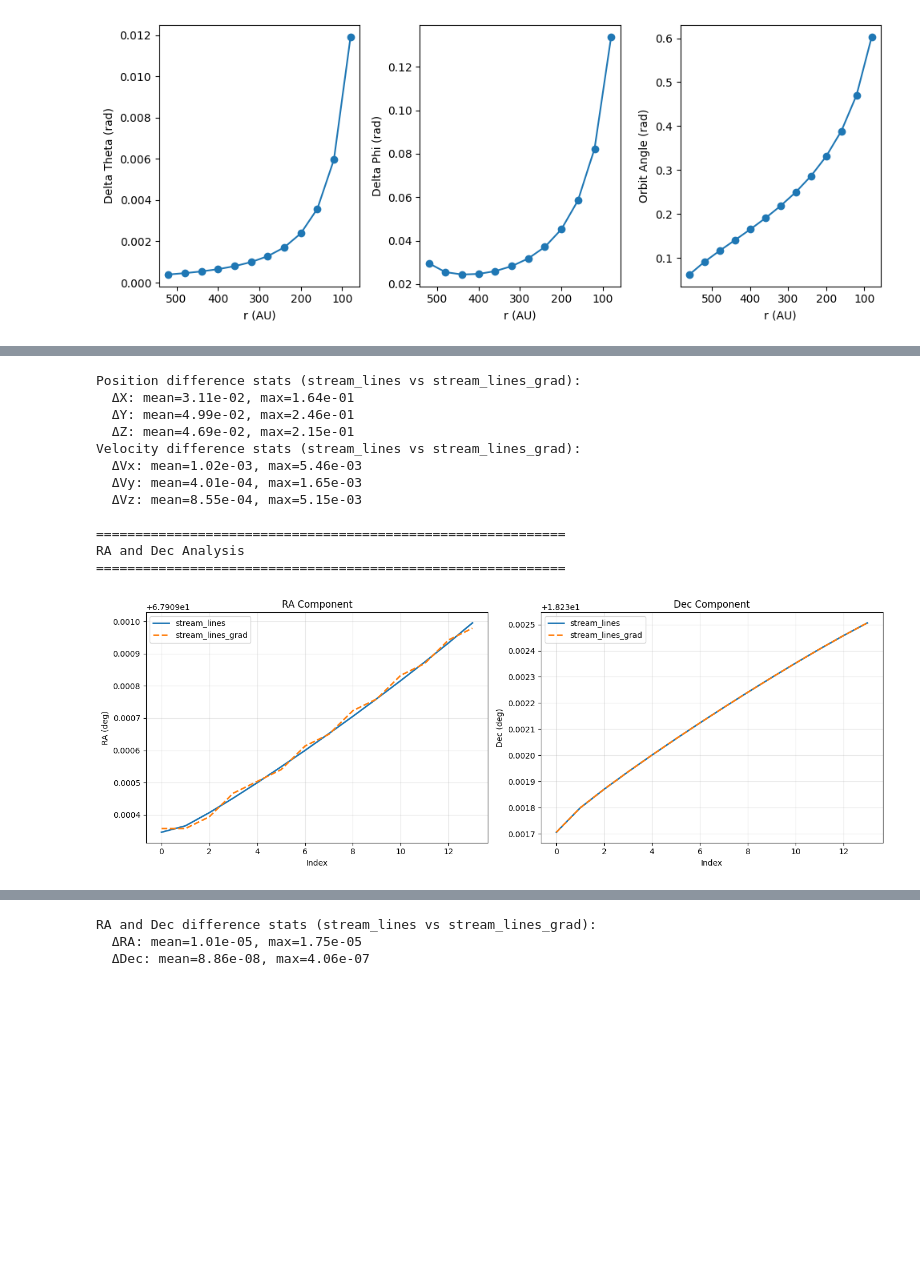
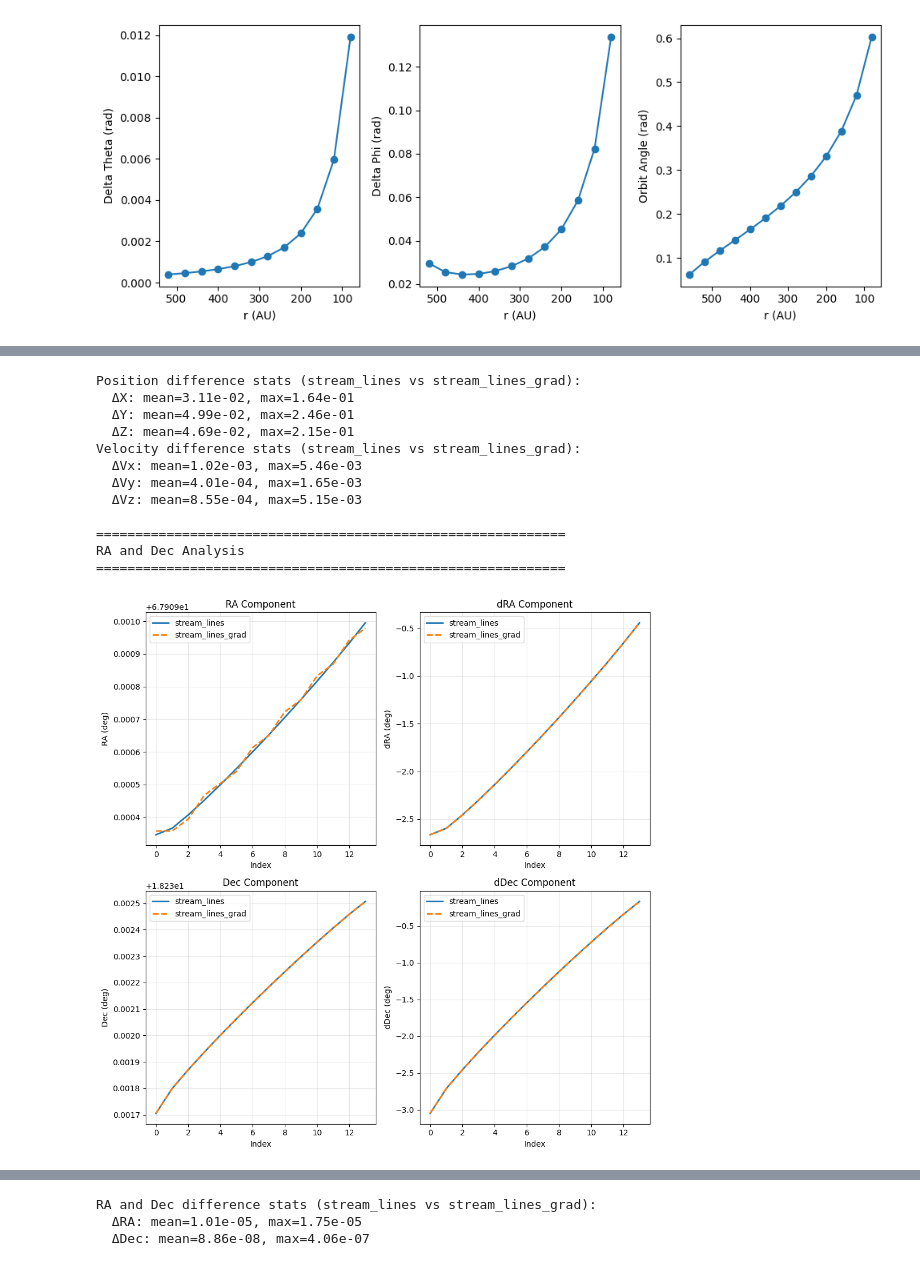
Before and after one commit to Lauren4476/velocity_tools, a Jupyter notebook: wiggle_analysis.ipynb, the cells around one changed output, grey strips where cells are left out. Cells and saved outputs as stored; diff of their text form; code cells hidden in the pictures; blank space fills up the shorter version.

```diff
--- a/wiggle_analysis.ipynb
+++ b/wiggle_analysis.ipynb
@@ -180,64 +230,91 @@ print("RA and Dec Analysis")
 print("="*60)
 
 # Create comparison plots for RA and Dec
-fig, axes = plt.subplots(1, 2, figsize=(14, 5))
+fig, axes = plt.subplots(2, 2, figsize=(10, 10))
 
-axes[0].plot(data['ra1'], label='stream_lines', linewidth=2)
-axes[0].plot(data['ra2'], label='stream_lines_grad', linewidth=2, linestyle='--')
-axes[0].set_ylabel('RA (deg)')
-axes[0].set_xlabel('Index')
-axes[0].set_title('RA Component')
-axes[0].legend()
-axes[0].grid(True, alpha=0.3)
+axes[0, 0].plot(data['ra1'], label='stream_lines', linewidth=2)
+axes[0, 0].plot(data['ra2'], label='stream_lines_grad', linewidth=2, linestyle='--')
+axes[0, 0].set_ylabel('RA (deg)')
+axes[0, 0].set_xlabel('Index')
+axes[0, 0].set_title('RA Component')
+axes[0, 0].legend()
+axes[0, 0].grid(True, alpha=0.3)
 
-axes[1].plot(data['dec1'], label='stream_lines', linewidth=2)
-axes[1].plot(data['dec2'], label='stream_lines_grad', linewidth=2, linestyle='--')
-axes[1].set_ylabel('Dec (deg)')
-axes[1].set_xlabel('Index')
-axes[1].set_title('Dec Component')
-axes[1].legend()
-axes[1].grid(True, alpha=0.3)
+axes[1, 0].plot(data['dec1'], label='stream_lines', linewidth=2)
+axes[1, 0].plot(data['dec2'], label='stream_lines_grad', linewidth=2, linestyle='--')
+axes[1, 0].set_ylabel('Dec (deg)')
+axes[1, 0].set_xlabel('Index')
+axes[1, 0].set_title('Dec Component')
+axes[1, 0].legend()
+axes[1, 0].grid(True, alpha=0.3)
+
+axes[0, 1].plot(data['dra1'], label='stream_lines', linewidth=2)
+axes[0, 1].plot(data['dra2'], label='stream_lines_grad', linewidth=2, linestyle='--')
+axes[0, 1].set_ylabel('dRA (deg)')
+axes[0, 1].set_xlabel('Index')
+axes[0, 1].set_title('dRA Component')
+axes[0, 1].legend()
+axes[0, 1].grid(True, alpha=0.3)
+
+axes[1, 1].plot(data['ddec1'], label='stream_lines', linewidth=2)
+axes[1, 1].plot(data['ddec2'], label='stream_lines_grad', linewidth=2, linestyle='--')
+axes[1, 1].set_ylabel('dDec (deg)')
+axes[1, 1].set_xlabel('Index')
+axes[1, 1].set_title('dDec Component')
+axes[1, 1].legend()
+axes[1, 1].grid(True, alpha=0.3)
 
 plt.tight_layout()
 plt.show()
 
 # Plot RA and Dec differences
-fig, axes = plt.subplots(1, 2, figsize=(14, 5))
+fig, axes = plt.subplots(2, 2, figsize=(10, 10))
 
 dra = data['ra1'] - data['ra2']
 ddec = data['dec1'] - data['dec2']
 
-axes[0].plot(dra, linewidth=2, color='red')
-axes[0].set_ylabel('ΔRA (deg)')
-axes[0].set_xlabel('Index')
-axes[0].set_title(f'RA Difference (mean={np.nanmean(np.abs(dra)):.2e})')
-axes[0].grid(True, alpha=0.3)
+axes[0, 0].plot(dra, linewidth=2, color='red')
+axes[0, 0].set_ylabel('ΔRA (deg)')
+axes[0, 0].set_xlabel('Index')
+axes[0, 0].set_title(f'RA Difference (mean={np.nanmean(np.abs(dra)):.2e})')
+axes[0, 0].grid(True, alpha=0.3)
 
-axes[1].plot(ddec, linewidth=2, color='red')
-axes[1].set_ylabel('ΔDec (deg)')
-axes[1].set_xlabel('Index')
-axes[1].set_title(f'Dec Difference (mean={np.nanmean(np.abs(ddec)):.2e})')
-axes[1].grid(True, alpha=0.3)
+axes[1, 0].plot(ddec, linewidth=2, color='red')
+axes[1, 0].set_ylabel('ΔDec (deg)')
+axes[1, 0].set_xlabel('Index')
+axes[1, 0].set_title(f'Dec Difference (mean={np.nanmean(np.abs(ddec)):.2e})')
+axes[1, 0].grid(True, alpha=0.3)
 
+axes[0, 1].plot(data['dra1'] - data['dra2'], linewidth=2, color='orange')
+axes[0, 1].set_ylabel('Δ(dRA) (deg)')
+axes[0, 1].set_xlabel('Index')
+axes[0, 1].set_title('dRA Difference')
+axes[0, 1].grid(True, alpha=0.3)
+
+axes[1, 1].plot(data['ddec1'] - data['ddec2'], linewidth=2, color='orange')
+axes[1, 1].set_ylabel('Δ(dDec) (deg)')
+axes[1, 1].set_xlabel('Index')
+axes[1, 1].set_title('dDec Difference')
+axes[1, 1].grid(True, alpha=0.3)
 plt.tight_layout()
 plt.show()
 
 print(f"RA and Dec difference stats (stream_lines vs stream_lines_grad):")
 print(f"  ΔRA: mean={np.nanmean(np.abs(dra)):.2e}, max={np.nanmax(np.abs(dra)):.2e}")
 print(f"  ΔDec: mean={np.nanmean(np.abs(ddec)):.2e}, max={np.nanmax(np.abs(ddec)):.2e}")
 # %% [output]
 [figure]
 [figure]
 Position difference stats (stream_lines vs stream_lines_grad):
   ΔX: mean=3.11e-02, max=1.64e-01
   ΔY: mean=4.99e-02, max=2.46e-01
   ΔZ: mean=4.69e-02, max=2.15e-01
 Velocity difference stats (stream_lines vs stream_lines_grad):
   ΔVx: mean=1.02e-03, max=5.46e-03
   ΔVy: mean=4.01e-04, max=1.65e-03
   ΔVz: mean=8.55e-04, max=5.15e-03
 
 ============================================================
 RA and Dec Analysis
 ============================================================
-[figure, old version]
+[figure, new version]
```
Also changed, not shown: parts of 3 cells of this notebook, 2 other files.
